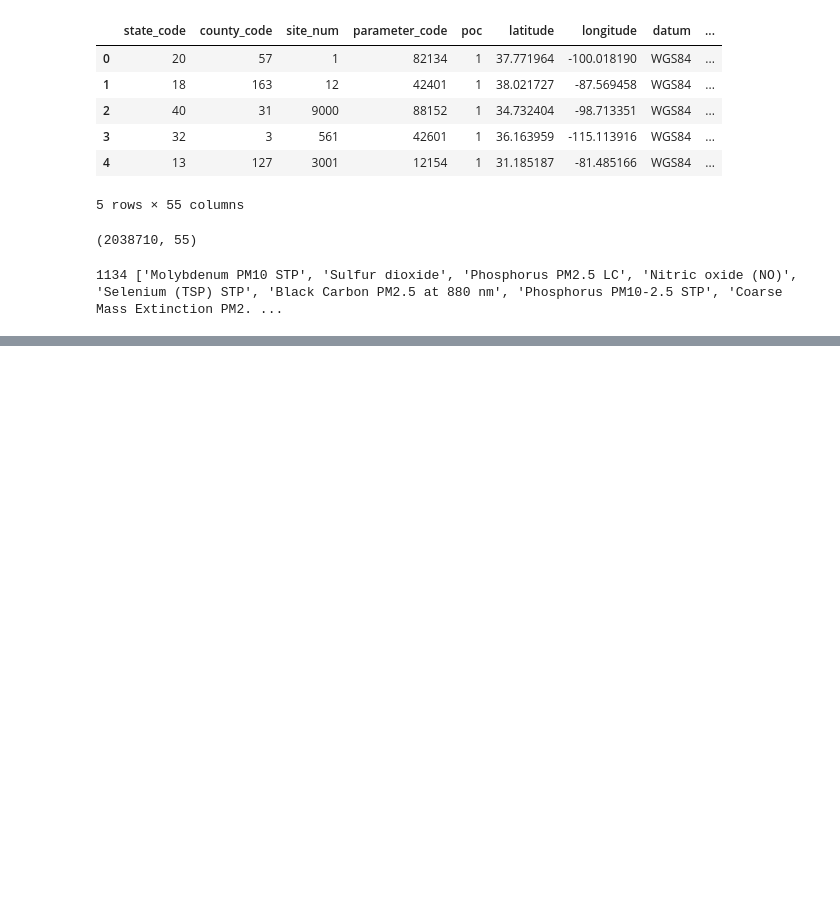
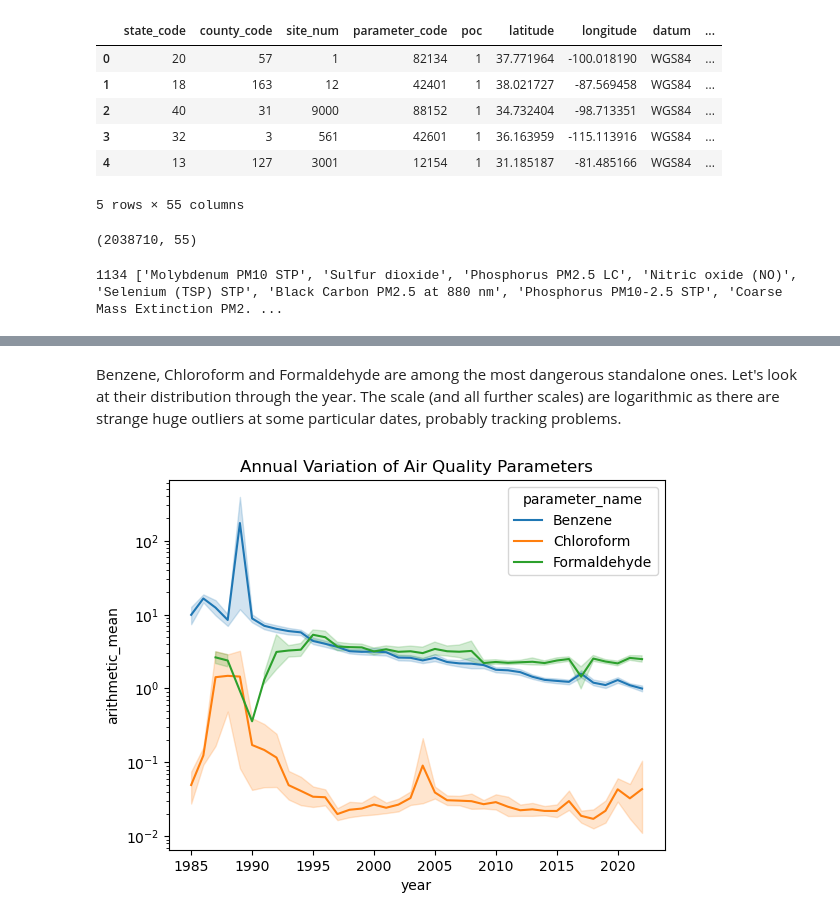
Before and after one commit to VictorPakholkov/data_collection, a Jupyter notebook: API_aqs.ipynb, the cells around one changed output, grey strips where cells are left out. Drawn from its saved outputs; the diff is of its cells as text; code cells hidden in the pictures; blank space fills up the shorter version.

Commit message:
Finalize data integration & add EDA

```diff
--- a/API_aqs.ipynb
+++ b/API_aqs.ipynb
@@ -183,0 +160,25 @@ print(data_modern.head())
+# %%
+data_modern.rename(columns = {'site_number':'site_num',
+                              'parameter':'parameter_name',
+                              'method':'method_name',
+                               'null_observation_count' : 'null_data_count',
+                             'standard_deviation' : 'arithmetic_standard_dev',
+                             'first_max_nonoverlap_value' : 'first_max_non_overlapping_value',
+                             'first_max_n_o_datetime' : 'first_no_max_datetime',
+                             'second_max_nonoverlap_value' : 'second_max_non_overlapping_value',
+                             'second_max_n_o_datetime' : 'second_no_max_datetime',
+                             'ninety_ninth_percentile' : 'ninety_nine_percentile',
+                             'ninety_eighth_percentile' : 'ninety_eight_percentile',
+                             'ninety_fifth_percentile' : 'ninety_five_percentile',
+                             'ninetieth_percentile' : 'ninety_percentile',
+                             'seventy_fifth_percentile' : 'seventy_five_percentile',
+                             'fiftieth_percentile' : 'fifty_percentile',
+                             'tenth_percentile' : 'ten_percentile',
+                             'site_address' : 'address',
+                             'state' : 'state_name',
+                             'county' : 'county_name',
+                             'city' : 'city_name',
+                             'cbsa' : 'cbsa_name'}, inplace = True)
+# %%
+data_modern.drop('sample_duration_code', axis=1, inplace=True)
+data_modern.drop('validity_indicator', axis=1, inplace=True)
@@ -183,0 +189,3 @@ print(data_modern.head())
+# %%
+data_united = pd.concat([data_historic, data_modern], axis=0)
+data_united.shape
@@ -183,0 +216,9 @@ print(data_modern.head())
+# %%
+data_united.drop('primary_exceedance_count', axis=1, inplace=True)
+data_united.drop('secondary_exceedance_count', axis=1, inplace=True)
+data_united.drop('first_max_non_overlapping_value', axis=1, inplace=True)
+data_united.drop('first_no_max_datetime', axis=1, inplace=True)
+data_united.drop('second_max_non_overlapping_value', axis=1, inplace=True)
+data_united.drop('second_no_max_datetime', axis=1, inplace=True)
+data_united.drop('pollutant_standard', axis=1, inplace=True)
+data_united.drop('cbsa_code', axis=1, inplace=True)
@@ -183,0 +279,10 @@ print(data_modern.head())
+# %% [markdown]
+Benzene, Chloroform and Formaldehyde are among the most dangerous standalone ones. Let's look at their distribution through the year. The scale (and all further scales) are logarithmic as there are strange huge outliers at some particular dates, probably tracking problems.
+# %%
+sns.lineplot(data=data_united[((data_united['parameter_name'] == 'Benzene') | (data_united['parameter_name'] == 'Chloroform') | (data_united['parameter_name'] == 'Formaldehyde'))],
+             x='year', y='arithmetic_mean', hue='parameter_name')
+plt.title('Annual Variation of Air Quality Parameters')
+plt.yscale('log')
+plt.show()
+# %% [output]
+[figure, added]
```
Also changed, not shown: parts of 40 cells of this notebook.
